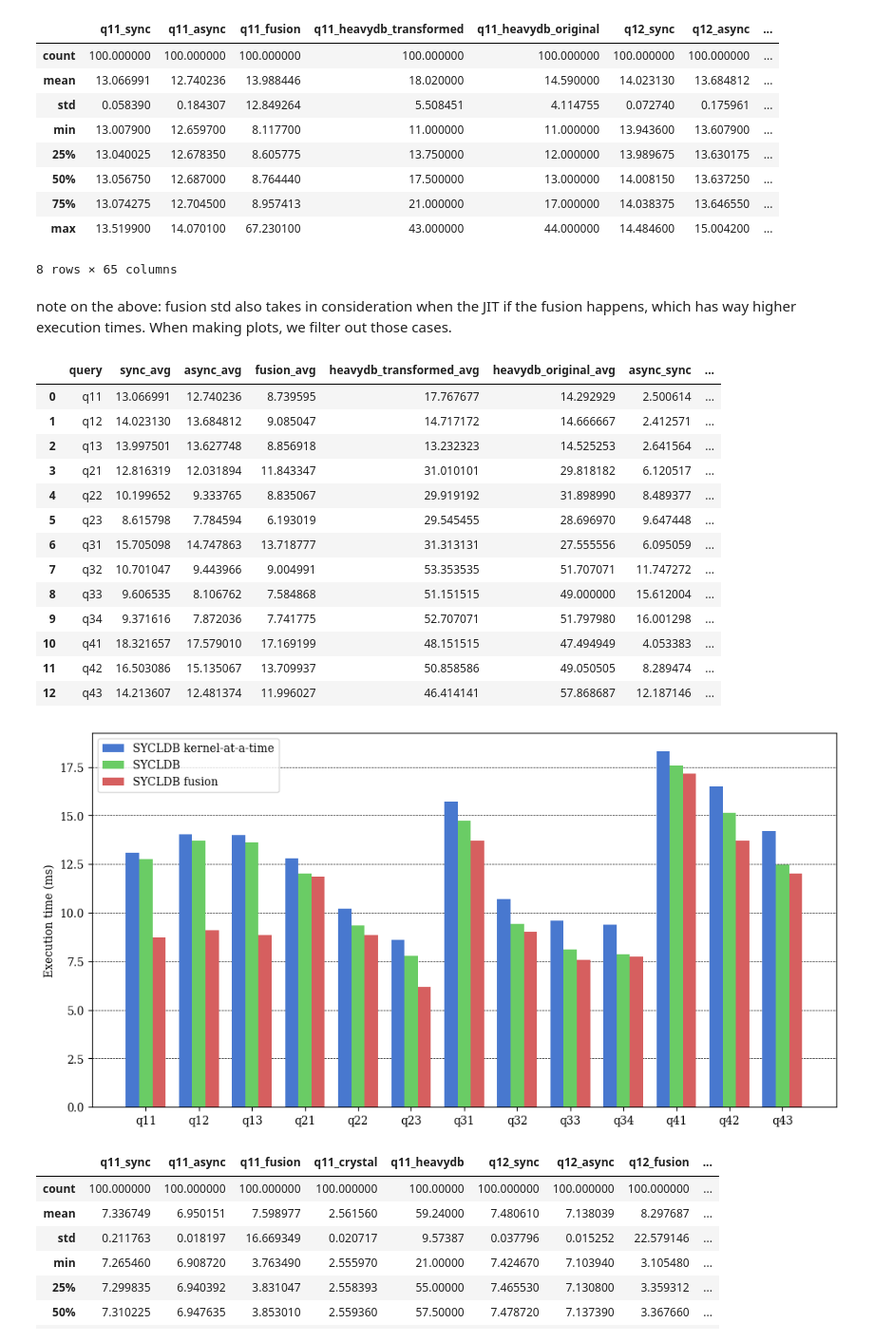
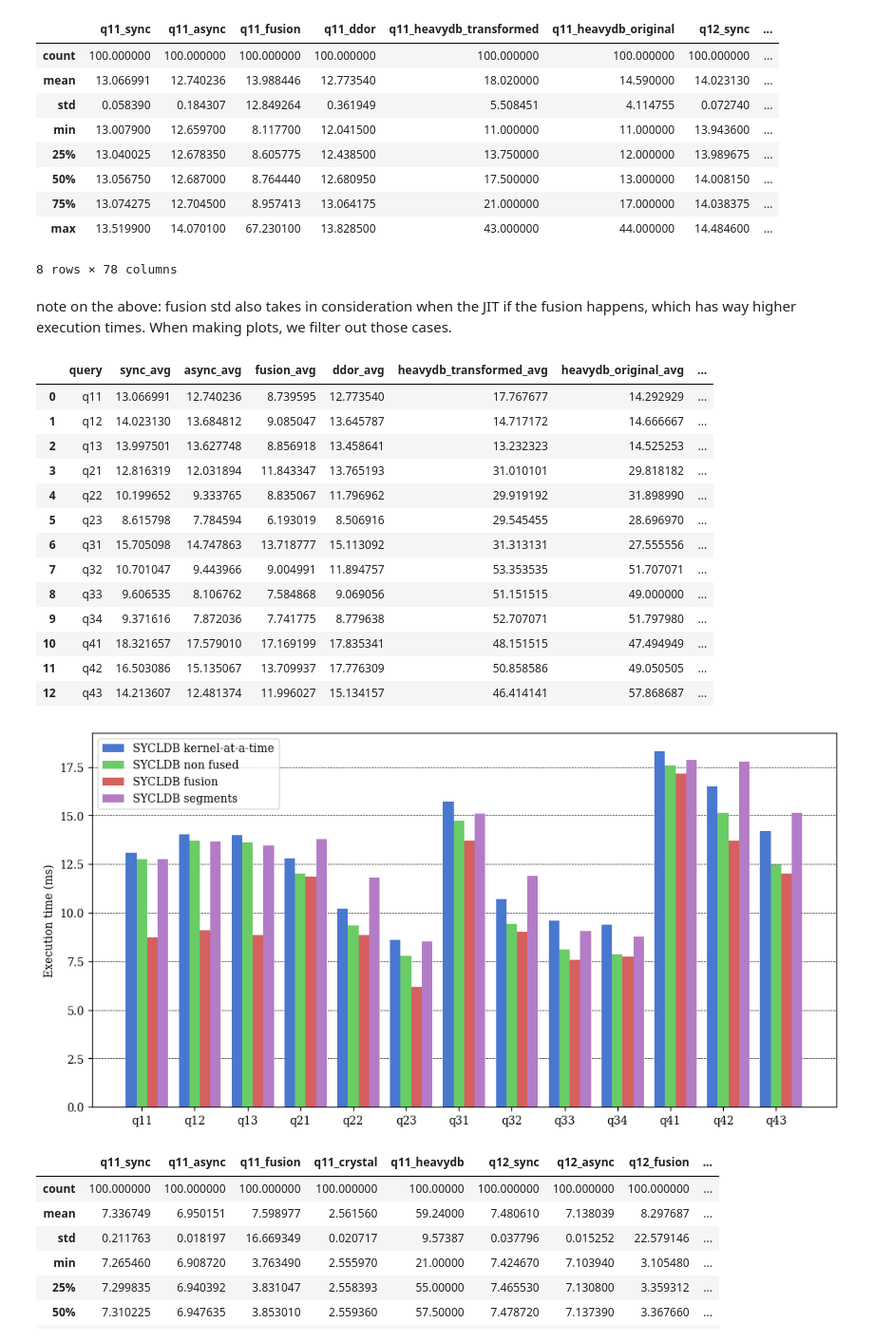
Before and after one commit to Maestro-Zacht/sycldb-calcite-executor, a Jupyter notebook: performances/perf.ipynb, the cells around one changed output. Shown at 95% size. Saved outputs shown, nothing was run; the diff lists cells and outputs as text; code cells hidden in the pictures.

Commit message:
segments performances

```diff
--- a/performances/perf.ipynb
+++ b/performances/perf.ipynb
@@ -11,26 +11,29 @@ for q in queries:
     data_sync = pd.read_csv(f'{q}-performance-sync.log', header=None, names=['execution_time_ms'])
     data_async = pd.read_csv(f'{q}-performance.log', header=None, names=['execution_time_ms'])
     data_fusion = pd.read_csv(f'{q}-performance-fusion.log', header=None, names=['execution_time_ms'])
+    data_ddor = pd.read_csv(f'{q}-performance-ddor.log', header=None, names=['execution_time_ms'])
     data_heavydb_transformed = pd.read_csv(f'heavydb_perf/transformed/{q}.txt', header=None, names=['execution_time_ms'])
     data_heavydb_original = pd.read_csv(f'heavydb_perf/original/{q}.txt', header=None, names=['execution_time_ms'])
+
     results[f'{q}_sync'] = data_sync['execution_time_ms']
     results[f'{q}_async'] = data_async['execution_time_ms']
     results[f'{q}_fusion'] = data_fusion['execution_time_ms']
+    results[f'{q}_ddor'] = data_ddor['execution_time_ms']
     results[f'{q}_heavydb_transformed'] = data_heavydb_transformed['execution_time_ms']
     results[f'{q}_heavydb_original'] = data_heavydb_original['execution_time_ms']
 
 results.describe()
 # %% [output]
-|  | q11_sync | q11_async | q11_fusion | q11_heavydb_transformed | q11_heavydb_original | q12_sync | q12_async | ... |
+|  | q11_sync | q11_async | q11_fusion | q11_ddor | q11_heavydb_transformed | q11_heavydb_original | q12_sync | ... |
 | count | 100.000000 | 100.000000 | 100.000000 | 100.000000 | 100.000000 | 100.000000 | 100.000000 | ... |
-| mean | 13.066991 | 12.740236 | 13.988446 | 18.020000 | 14.590000 | 14.023130 | 13.684812 | ... |
-| std | 0.058390 | 0.184307 | 12.849264 | 5.508451 | 4.114755 | 0.072740 | 0.175961 | ... |
-| min | 13.007900 | 12.659700 | 8.117700 | 11.000000 | 11.000000 | 13.943600 | 13.607900 | ... |
-| 25% | 13.040025 | 12.678350 | 8.605775 | 13.750000 | 12.000000 | 13.989675 | 13.630175 | ... |
-| 50% | 13.056750 | 12.687000 | 8.764440 | 17.500000 | 13.000000 | 14.008150 | 13.637250 | ... |
-| 75% | 13.074275 | 12.704500 | 8.957413 | 21.000000 | 17.000000 | 14.038375 | 13.646550 | ... |
-| max | 13.519900 | 14.070100 | 67.230100 | 43.000000 | 44.000000 | 14.484600 | 15.004200 | ... |
+| mean | 13.066991 | 12.740236 | 13.988446 | 12.773540 | 18.020000 | 14.590000 | 14.023130 | ... |
+| std | 0.058390 | 0.184307 | 12.849264 | 0.361949 | 5.508451 | 4.114755 | 0.072740 | ... |
+| min | 13.007900 | 12.659700 | 8.117700 | 12.041500 | 11.000000 | 11.000000 | 13.943600 | ... |
+| 25% | 13.040025 | 12.678350 | 8.605775 | 12.438500 | 13.750000 | 12.000000 | 13.989675 | ... |
+| 50% | 13.056750 | 12.687000 | 8.764440 | 12.680950 | 17.500000 | 13.000000 | 14.008150 | ... |
+| 75% | 13.074275 | 12.704500 | 8.957413 | 13.064175 | 21.000000 | 17.000000 | 14.038375 | ... |
+| max | 13.519900 | 14.070100 | 67.230100 | 13.828500 | 43.000000 | 44.000000 | 14.484600 | ... |
-8 rows × 65 columns
+8 rows × 78 columns
 # %% [markdown]
 note on the above: fusion std also takes in consideration when the JIT if the fusion happens, which has way higher execution times. When making plots, we filter out those cases.
 # %%
@@ -40,6 +43,7 @@ for q in queries:
     sync_avg = results[f'{q}_sync'].mean()
     async_avg = results[f'{q}_async'].mean()
     fusion_avg = results[results[f'{q}_fusion'] < 20.0][f'{q}_fusion'].mean()
+    ddor_avg = results[f'{q}_ddor'].mean()
     heavydb_transformed_avg = results[1:][f'{q}_heavydb_transformed'].mean()
     heavydb_original_avg = results[1:][f'{q}_heavydb_original'].mean()
     speedup_async = (sync_avg - async_avg) / sync_avg
@@ -54,6 +58,7 @@ for q in queries:
         'sync_avg': sync_avg,
         'async_avg': async_avg,
         'fusion_avg': fusion_avg,
+        'ddor_avg': ddor_avg,
         'heavydb_transformed_avg': heavydb_transformed_avg,
         'heavydb_original_avg': heavydb_original_avg,
         'async_sync': speedup_async * 100,
@@ -67,55 +72,56 @@ comparison = pd.DataFrame(comparison)
 # comparison.set_index('query', inplace=True)
 comparison
 # %% [output]
-|  | query | sync_avg | async_avg | fusion_avg | heavydb_transformed_avg | heavydb_original_avg | async_sync | ... |
-| 0 | q11 | 13.066991 | 12.740236 | 8.739595 | 17.767677 | 14.292929 | 2.500614 | ... |
-| 1 | q12 | 14.023130 | 13.684812 | 9.085047 | 14.717172 | 14.666667 | 2.412571 | ... |
-| 2 | q13 | 13.997501 | 13.627748 | 8.856918 | 13.232323 | 14.525253 | 2.641564 | ... |
-| 3 | q21 | 12.816319 | 12.031894 | 11.843347 | 31.010101 | 29.818182 | 6.120517 | ... |
-| 4 | q22 | 10.199652 | 9.333765 | 8.835067 | 29.919192 | 31.898990 | 8.489377 | ... |
-| 5 | q23 | 8.615798 | 7.784594 | 6.193019 | 29.545455 | 28.696970 | 9.647448 | ... |
-| 6 | q31 | 15.705098 | 14.747863 | 13.718777 | 31.313131 | 27.555556 | 6.095059 | ... |
-| 7 | q32 | 10.701047 | 9.443966 | 9.004991 | 53.353535 | 51.707071 | 11.747272 | ... |
-| 8 | q33 | 9.606535 | 8.106762 | 7.584868 | 51.151515 | 49.000000 | 15.612004 | ... |
-| 9 | q34 | 9.371616 | 7.872036 | 7.741775 | 52.707071 | 51.797980 | 16.001298 | ... |
-| 10 | q41 | 18.321657 | 17.579010 | 17.169199 | 48.151515 | 47.494949 | 4.053383 | ... |
-| 11 | q42 | 16.503086 | 15.135067 | 13.709937 | 50.858586 | 49.050505 | 8.289474 | ... |
-| 12 | q43 | 14.213607 | 12.481374 | 11.996027 | 46.414141 | 57.868687 | 12.187146 | ... |
+|  | query | sync_avg | async_avg | fusion_avg | ddor_avg | heavydb_transformed_avg | heavydb_original_avg | ... |
+| 0 | q11 | 13.066991 | 12.740236 | 8.739595 | 12.773540 | 17.767677 | 14.292929 | ... |
+| 1 | q12 | 14.023130 | 13.684812 | 9.085047 | 13.645787 | 14.717172 | 14.666667 | ... |
+| 2 | q13 | 13.997501 | 13.627748 | 8.856918 | 13.458641 | 13.232323 | 14.525253 | ... |
+| 3 | q21 | 12.816319 | 12.031894 | 11.843347 | 13.765193 | 31.010101 | 29.818182 | ... |
+| 4 | q22 | 10.199652 | 9.333765 | 8.835067 | 11.796962 | 29.919192 | 31.898990 | ... |
+| 5 | q23 | 8.615798 | 7.784594 | 6.193019 | 8.506916 | 29.545455 | 28.696970 | ... |
+| 6 | q31 | 15.705098 | 14.747863 | 13.718777 | 15.113092 | 31.313131 | 27.555556 | ... |
+| 7 | q32 | 10.701047 | 9.443966 | 9.004991 | 11.894757 | 53.353535 | 51.707071 | ... |
+| 8 | q33 | 9.606535 | 8.106762 | 7.584868 | 9.069056 | 51.151515 | 49.000000 | ... |
+| 9 | q34 | 9.371616 | 7.872036 | 7.741775 | 8.779638 | 52.707071 | 51.797980 | ... |
+| 10 | q41 | 18.321657 | 17.579010 | 17.169199 | 17.835341 | 48.151515 | 47.494949 | ... |
+| 11 | q42 | 16.503086 | 15.135067 | 13.709937 | 17.776309 | 50.858586 | 49.050505 | ... |
+| 12 | q43 | 14.213607 | 12.481374 | 11.996027 | 15.134157 | 46.414141 | 57.868687 | ... |
 # %%
 # plt.rc('text', usetex=True)
 plt.rc('font', family='serif')
 plt.style.use('seaborn-v0_8-muted')
 
 labels_mapping = {
     # 'heavydb_original_avg': 'HeavyDB',
     'sync_avg': 'SYCLDB kernel-at-a-time',
-    'async_avg': 'SYCLDB ',
+    'async_avg': 'SYCLDB non fused',
     'fusion_avg': 'SYCLDB fusion',
+    'ddor_avg': 'SYCLDB segments',
 }
 
 x = np.arange(len(comparison))
 width = 1 / (len(labels_mapping) + 1)
 multiplier = 0
 
 fig, ax = plt.subplots(layout='constrained', figsize=(10, 5))
 
 #iterate on some columns and plot them in a single bar chart
 for col, label in labels_mapping.items():
     offset = width * multiplier
     rects = ax.bar(x + offset, comparison[col], width=width, label=label)
     # ax.bar_label(rects, padding=3)
     multiplier += 1
 
 ax.legend()
 # ax.set_ylim(0, 60)
 ax.set_xticks(x + width, comparison['query'])
 ax.set_ylabel('Execution time (ms)')
 ax.set_axisbelow(True)
 ax.grid(color='black', linestyle='--', linewidth=0.5, zorder=1000, axis='y')
 
 plt.show()
 # %% [output]
-[figure, old version]
+[figure, new version]
 # %%
 results_cxl = pd.DataFrame()
 
```
Also changed, not shown: 16 other files.
